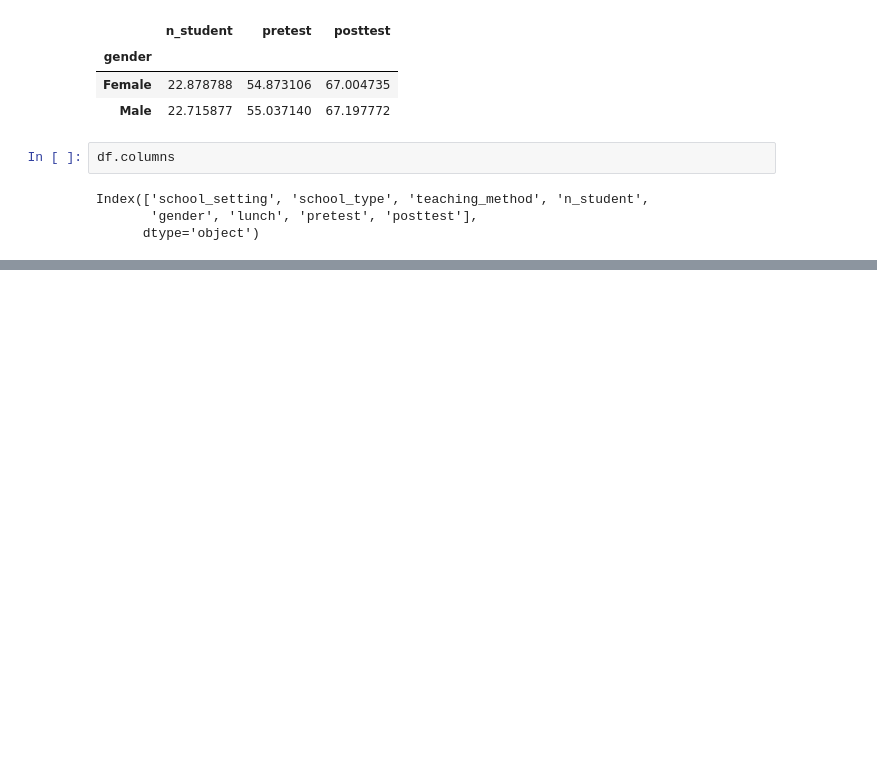
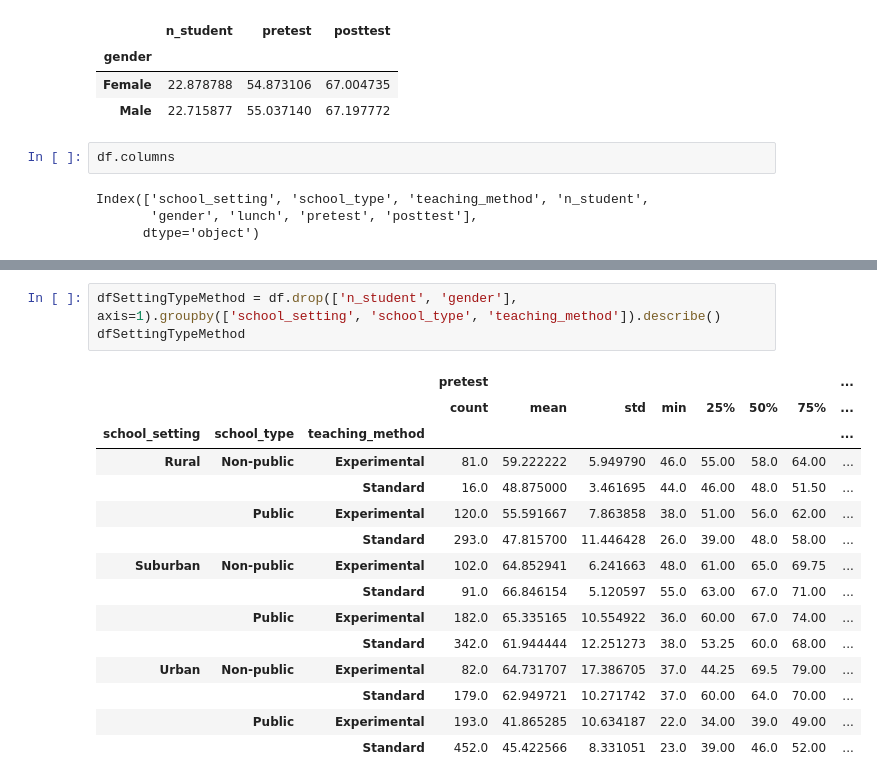
Before and after one commit to augusto-roct/ExportModel, a Jupyter notebook: src/models/kaggle/testScoresOfStudents/notebook/analisys.ipynb, the cells around one changed output, grey strips where cells are left out. Saved outputs shown, nothing was run; the diff lists cells and outputs as text; blank space fills up the shorter version.

```diff
--- a/src/models/kaggle/testScoresOfStudents/notebook/analisys.ipynb
+++ b/src/models/kaggle/testScoresOfStudents/notebook/analisys.ipynb
@@ -141,0 +180,19 @@ dfSettingTypeMethodGender
+# %%
+dfSettingTypeMethod = df.drop(['n_student', 'gender'], axis=1).groupby(['school_setting', 'school_type', 'teaching_method']).describe()
+dfSettingTypeMethod
+# %% [output]
+|  |  |  | pretest |  |  |  |  |  |  | ... |
+|  |  |  | count | mean | std | min | 25% | 50% | 75% | ... |
+| school_setting | school_type | teaching_method |  |  |  |  |  |  |  | ... |
+| Rural | Non-public | Experimental | 81.0 | 59.222222 | 5.949790 | 46.0 | 55.00 | 58.0 | 64.00 | ... |
+|  |  | Standard | 16.0 | 48.875000 | 3.461695 | 44.0 | 46.00 | 48.0 | 51.50 | ... |
+|  | Public | Experimental | 120.0 | 55.591667 | 7.863858 | 38.0 | 51.00 | 56.0 | 62.00 | ... |
+|  |  | Standard | 293.0 | 47.815700 | 11.446428 | 26.0 | 39.00 | 48.0 | 58.00 | ... |
+| Suburban | Non-public | Experimental | 102.0 | 64.852941 | 6.241663 | 48.0 | 61.00 | 65.0 | 69.75 | ... |
+|  |  | Standard | 91.0 | 66.846154 | 5.120597 | 55.0 | 63.00 | 67.0 | 71.00 | ... |
+|  | Public | Experimental | 182.0 | 65.335165 | 10.554922 | 36.0 | 60.00 | 67.0 | 74.00 | ... |
+|  |  | Standard | 342.0 | 61.944444 | 12.251273 | 38.0 | 53.25 | 60.0 | 68.00 | ... |
+| Urban | Non-public | Experimental | 82.0 | 64.731707 | 17.386705 | 37.0 | 44.25 | 69.5 | 79.00 | ... |
+|  |  | Standard | 179.0 | 62.949721 | 10.271742 | 37.0 | 60.00 | 64.0 | 70.00 | ... |
+|  | Public | Experimental | 193.0 | 41.865285 | 10.634187 | 22.0 | 34.00 | 39.0 | 49.00 | ... |
+|  |  | Standard | 452.0 | 45.422566 | 8.331051 | 23.0 | 39.00 | 46.0 | 52.00 | ... |
```
Also changed, not shown: parts of 5 cells of this notebook.
